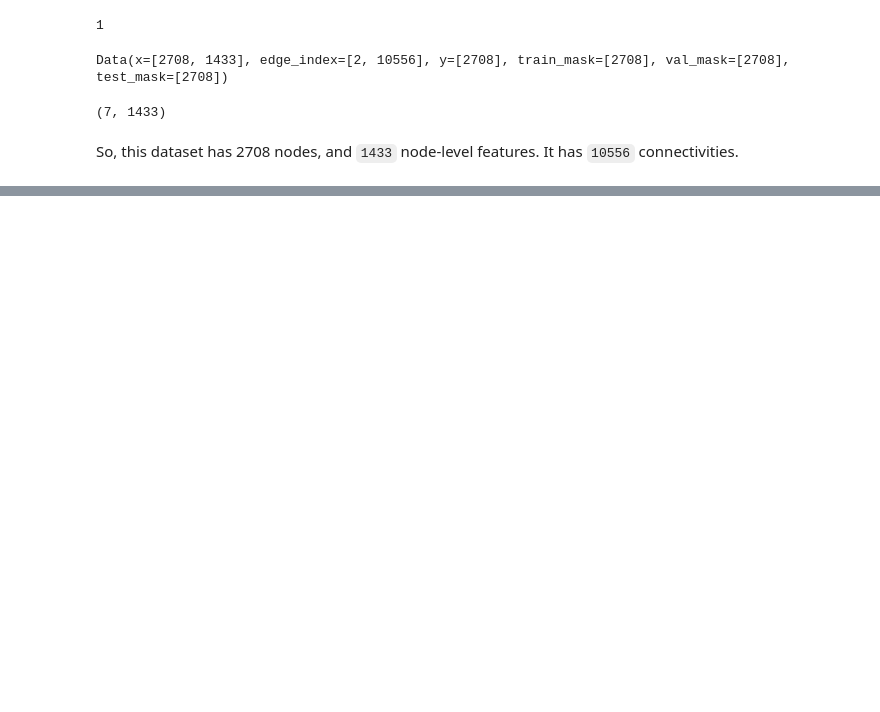
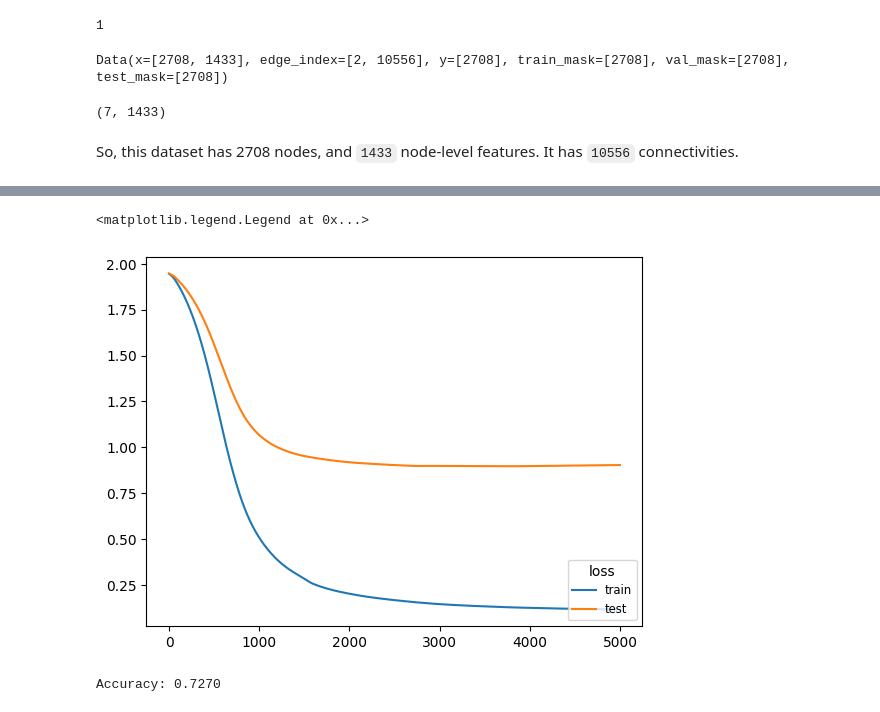
Before and after one commit to TemiPete/temipete.github.io, a Jupyter notebook: content/blog/posts/2023-10-11-starting-with-gnns/index.ipynb, the cells around one changed output, grey strips where cells are left out. Saved outputs shown, nothing was run; the diff lists cells and outputs as text; code cells hidden in the pictures; blank space fills up the shorter version.

```diff
--- a/content/blog/posts/2023-10-11-starting-with-gnns/index.ipynb
+++ b/content/blog/posts/2023-10-11-starting-with-gnns/index.ipynb
@@ -230,0 +334,15 @@ Accuracy: 0.6640
+# %%
+plt.plot(train_loss_tally, label = 'train')
+plt.plot(test_loss_tally, label = 'test')
+plt.legend(title="loss",loc=4, fontsize='small', fancybox=True)
+# %% [output]
+<matplotlib.legend.Legend at 0x...>
+[figure, added]
+# %%
+model.eval()
+pred = model(data).argmax(dim=1)
+correct = (pred[data.test_mask] == data.y[data.test_mask]).sum()
+acc = int(correct) / int(data.test_mask.sum())
+print(f'Accuracy: {acc:.4f}')
+# %% [output]
+Accuracy: 0.7270
```
Also changed, not shown: parts of 16 cells of this notebook, 37 other files.
